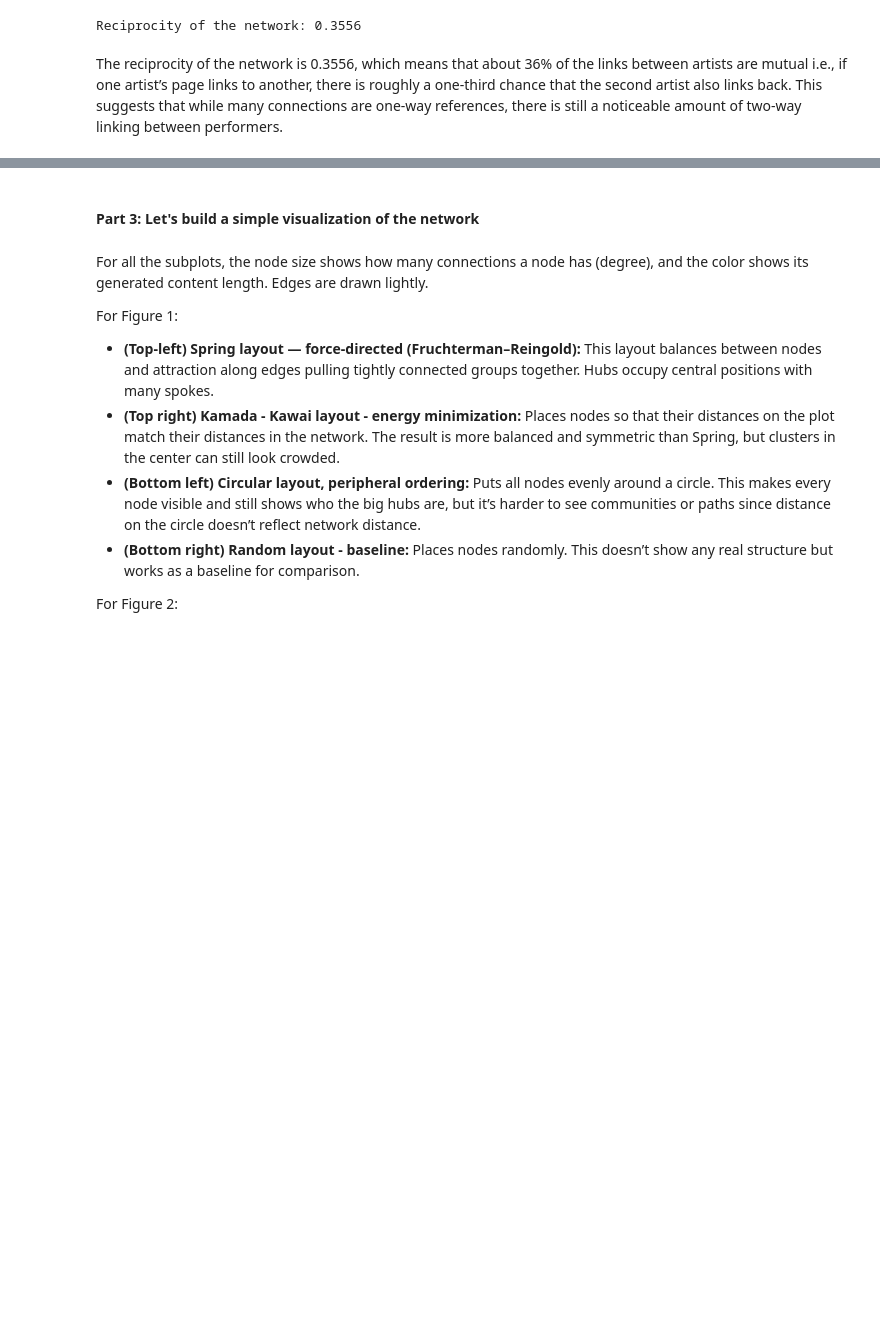
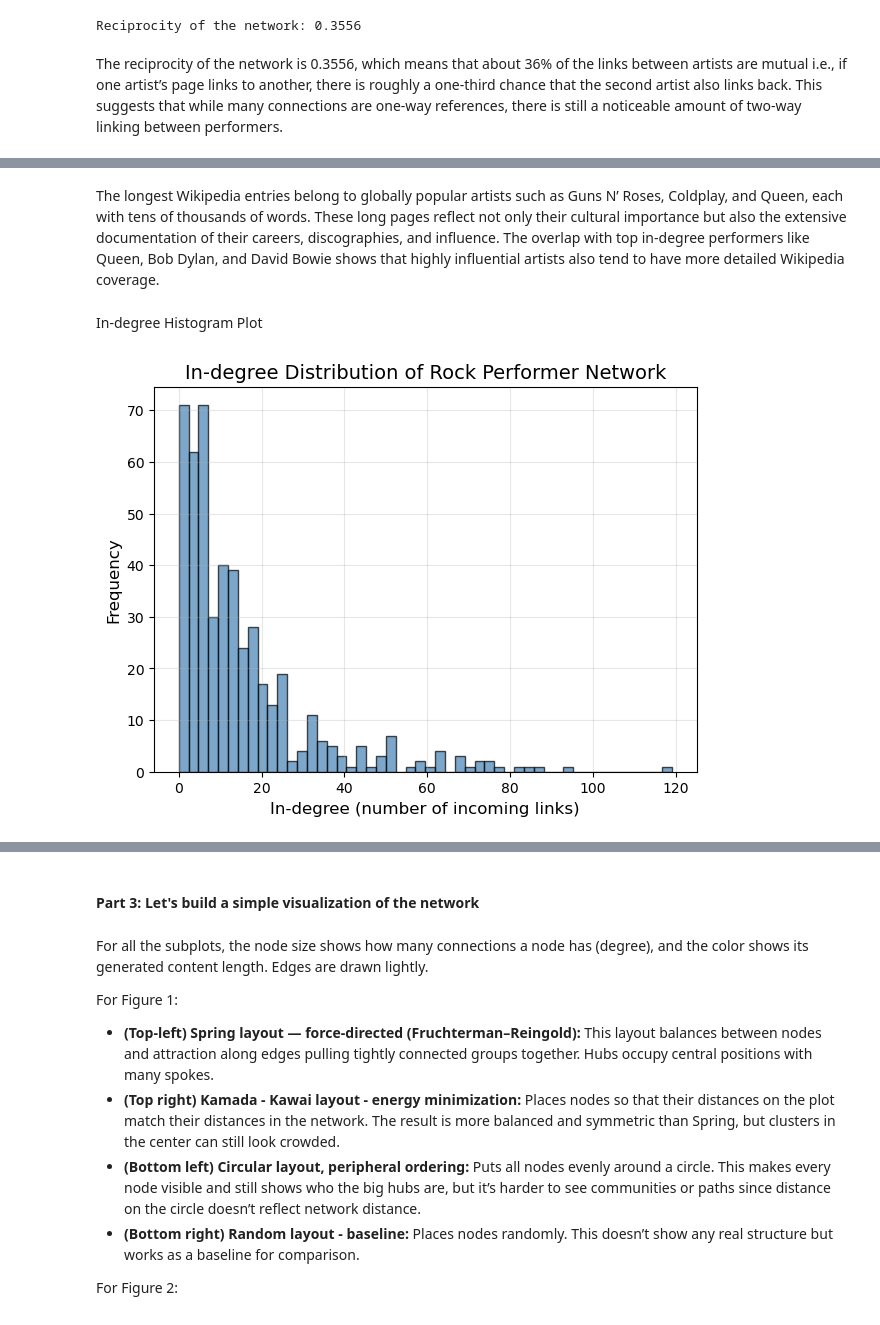
Before and after one commit to adamajane/social-graphs-and-interactions-02805-assignments, a Jupyter notebook: assignment_1/assignment_1_hand_in.ipynb, the cells around one changed output, grey strips where cells are left out. Cells and saved outputs as stored; diff of their text form; code cells hidden in the pictures; blank space fills up the shorter version.

```diff
--- a/assignment_1/assignment_1_hand_in.ipynb
+++ b/assignment_1/assignment_1_hand_in.ipynb
@@ -296,0 +395,18 @@ The reciprocity of the network is 0.3556, which means that about 36% of the link
+# %% [markdown]
+The longest Wikipedia entries belong to globally popular artists such as Guns N’ Roses, Coldplay, and Queen, each with tens of thousands of words. These long pages reflect not only their cultural importance but also the extensive documentation of their careers, discographies, and influence. The overlap with top in-degree performers like Queen, Bob Dylan, and David Bowie shows that highly influential artists also tend to have more detailed Wikipedia coverage.
+# %% [markdown]
+In-degree Histogram Plot
+# %%
+# Compute degree sequences
+in_degrees = [d for n, d in G.in_degree()]
+
+# Plot histogram of in-degree
+plt.figure(figsize=(7,5))
+plt.hist(in_degrees, bins=50, color="steelblue", edgecolor="black", alpha=0.7)
+plt.title("In-degree Distribution of Rock Performer Network", fontsize=14)
+plt.xlabel("In-degree (number of incoming links)", fontsize=12)
+plt.ylabel("Frequency", fontsize=12)
+plt.grid(alpha=0.3)
+plt.show()
+# %% [output]
+[figure, added]
```
Also changed, not shown: parts of 25 cells of this notebook.
